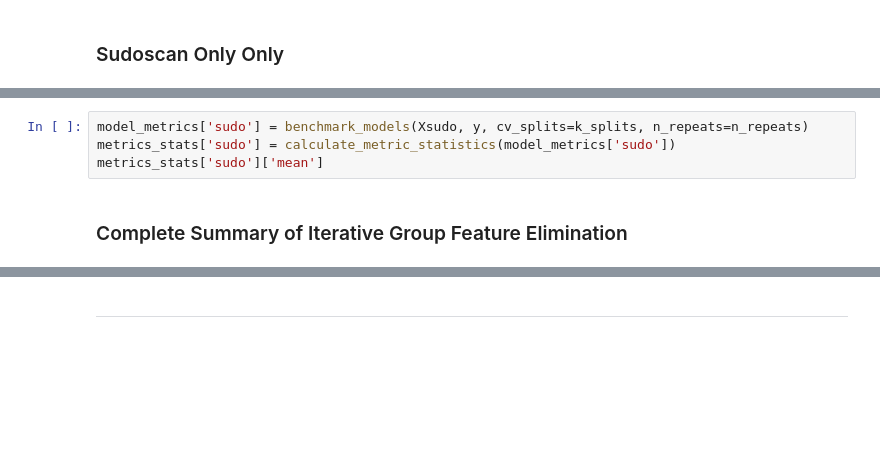
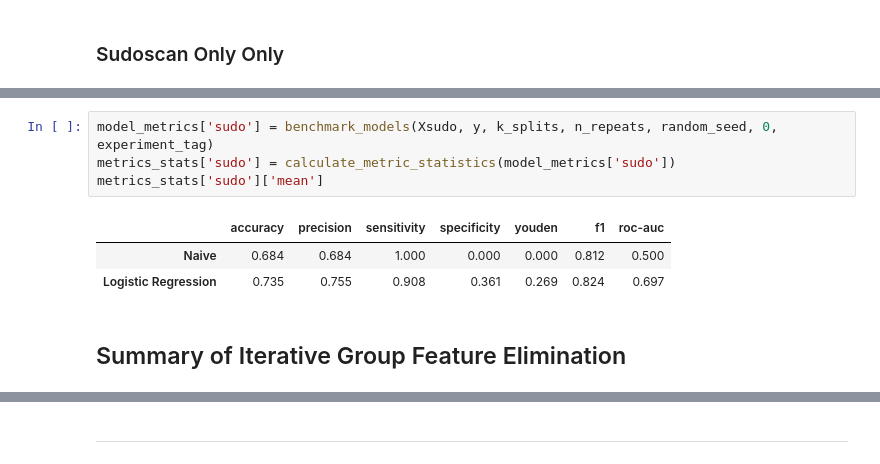
Before and after one commit to acbriza/dpn2026, a Jupyter notebook: module/feature_modeL_selection.ipynb, the cells around one changed output, grey strips where cells are left out. Drawn from its saved outputs; the diff is of its cells as text; blank space fills up the shorter version.

```diff
--- a/module/feature_modeL_selection.ipynb
+++ b/module/feature_modeL_selection.ipynb
@@ -496,6 +462,10 @@ Xsudo.head(2)
 # %%
-model_metrics['sudo'] = benchmark_models(Xsudo, y, cv_splits=k_splits, n_repeats=n_repeats)
+model_metrics['sudo'] = benchmark_models(Xsudo, y, k_splits, n_repeats, random_seed, 0, experiment_tag)
 metrics_stats['sudo'] = calculate_metric_statistics(model_metrics['sudo'])
 metrics_stats['sudo']['mean']
+# %% [output]
+|  | accuracy | precision | sensitivity | specificity | youden | f1 | roc-auc |
+| Naive | 0.684 | 0.684 | 1.000 | 0.000 | 0.000 | 0.812 | 0.500 |
+| Logistic Regression | 0.735 | 0.755 | 0.908 | 0.361 | 0.269 | 0.824 | 0.697 |
 # %% [markdown]
-### Complete Summary of Iterative Group Feature Elimination
+## Summary of Iterative Group Feature Elimination
```
Also changed, not shown: parts of 33 cells of this notebook.
